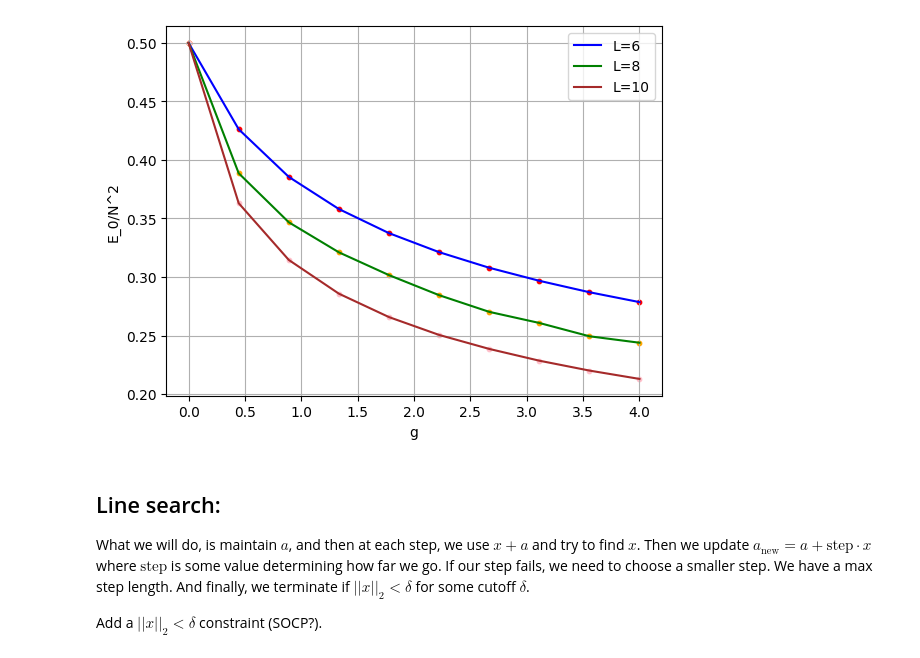
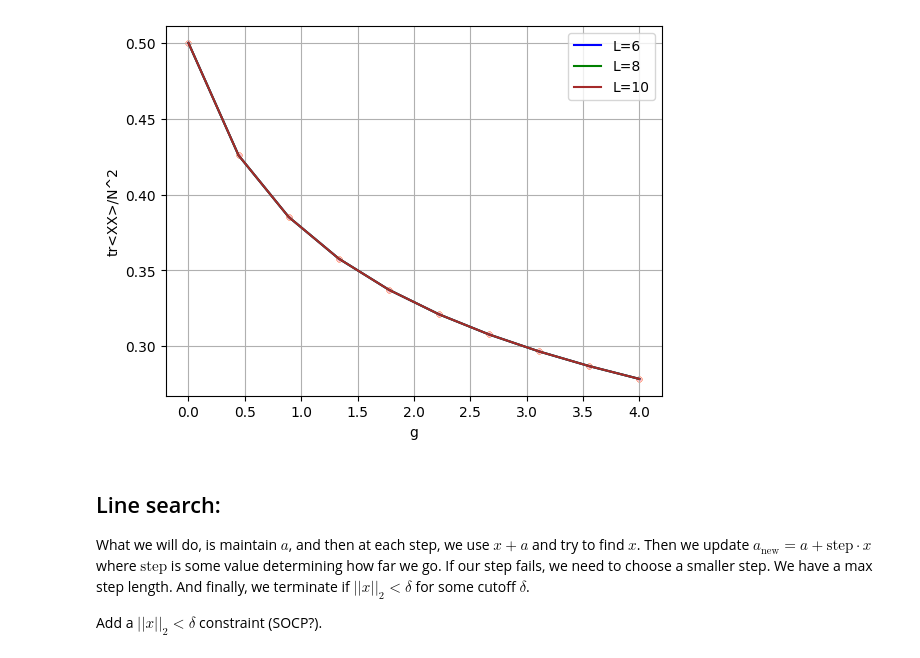
Before and after one commit to Newtech66/mtp-matrix-bootstrap, a Jupyter notebook: matrix_bootstrap.ipynb, the cells around one changed output. Drawn from its saved outputs; the diff is of its cells as text; code cells hidden in the pictures.

```diff
--- a/matrix_bootstrap.ipynb
+++ b/matrix_bootstrap.ipynb
@@ -48,7 +47,8 @@ def commutator(word1: str, word2: str):
     for i in range(len(word1)):
         for j in range(len(word2)):
             # 1 2 2 1
-            word = word1[:i] + word2[:j] + word2[j+1:] + word1[i+1:]
+            word = word1[:i] + word2[j+1:] + word2[:j] + word1[i+1:]
+            # s = s2[:j] + s1[i+1:] + s1[:i] + s2[j+1:]
             if word1[i] == 'x' and word2[j] == 'p':
                 expression.append('+' + word)
             elif word1[i] == 'p' and word2[j] == 'x':
@@ -206,17 +203,17 @@ plt.show()
 # %%
 plt.plot(gs6, xxs6, c='blue', label='L=6')
 plt.scatter(gs6, xxs6, c='red', s=10)
 plt.plot(gs8, xxs8, c='green', label='L=8')
 plt.scatter(gs8, xxs8, c='orange', s=10)
 plt.plot(gs10, xxs10, c='brown', label='L=10')
 plt.scatter(gs10, xxs10, c='pink', s=10)
 plt.xlabel('g')
-plt.ylabel('E_0/N^2')
+plt.ylabel('tr<XX>/N^2')
 plt.legend()
 plt.grid()
 plt.show()
 # %% [output]
-[figure, old version]
+[figure, new version]
 # %% [markdown]
 <h2>Line search:</h2>
 
```
Also changed, not shown: parts of 3 cells of this notebook, 6 other files.
